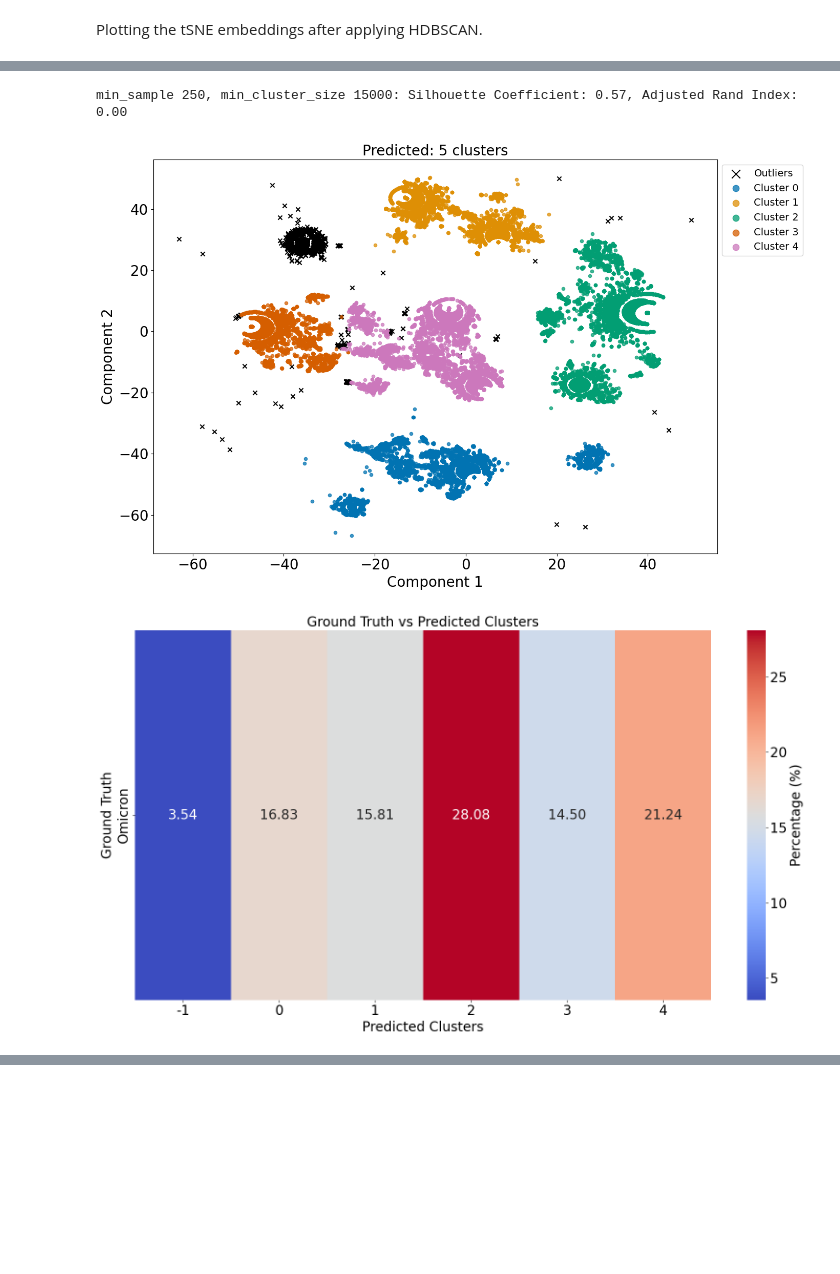
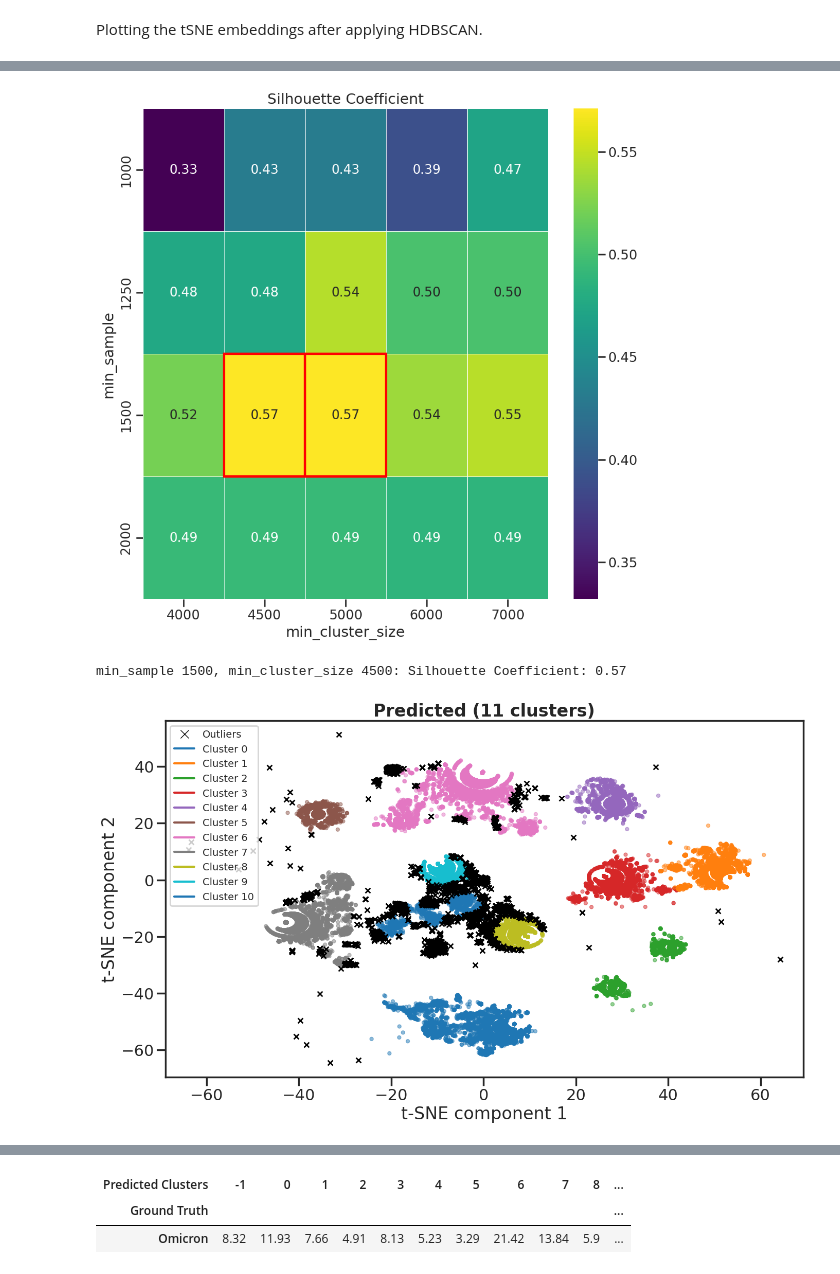
Before and after one commit to lanl/prime, a Jupyter notebook: notebooks/clustering/hdbscan_clustering-rbd_omicron.ipynb, the cells around one changed output, grey strips where cells are left out. Saved outputs shown, nothing was run; the diff lists cells and outputs as text; code cells hidden in the pictures; blank space fills up the shorter version.

Commit message:
add clustering results, betacov not done yet

```diff
--- a/notebooks/clustering/hdbscan_clustering-rbd_omicron.ipynb
+++ b/notebooks/clustering/hdbscan_clustering-rbd_omicron.ipynb
@@ -140,41 +427,43 @@ Plotting the tSNE embeddings after applying HDBSCAN.
+# %%
+import os
+import pandas as pd
+
+# Load the embedding
+perplexity = 1600
+parquet_file = os.path.join(data_dir, f"spikeprot0528.clean.uniq.noX.RBD.metadata.variants.O_CLS-embedded.sampled.tsne-perp{perplexity}.parquet")
+embedded_df = pd.read_parquet(parquet_file, engine='fastparquet')
+embedding_matrix_reduced = embedded_df[['DIM_1', 'DIM_2']].values
+info_df = embedded_df.drop(columns=['DIM_1', 'DIM_2'])
+# %%
+ari_sc_heatmap(embedding_matrix_reduced, info_df)
+# %% [output]
+[figure, added]
 # %%
-min_samples=250
-min_cluster_size=15000
+min_samples=1500
+min_cluster_size=4500
 
 # Cluster
 hdb_labels = hdbscan.HDBSCAN(
     min_samples=min_samples,
     min_cluster_size=min_cluster_size,
     core_dist_n_jobs=-1  # Enable parallel processing
 ).fit(embedding_matrix_reduced).labels_
 
 # Evaluate clustering
 silhouette_avg = silhouette_score(embedding_matrix_reduced, hdb_labels)
-ari = adjusted_rand_score(info_df["variant"], hdb_labels)
-print(f"min_sample {min_samples}, min_cluster_size {min_cluster_size}: Silhouette Coefficient: {silhouette_avg:.2f}, Adjusted Rand Index: {ari:.2f}")
-save_as = f"../../results/plots/clustering/RBD.O.tSNE-perp{perplexity}.HDBSCAN-ms{min_samples}_mcs{min_cluster_size}-sc{silhouette_avg:.2f}_ari{ari:.2f}"
-plot_hdbscan_predictions(save_as, info_df, embedding_matrix_reduced, hdb_labels, "variant", "colorblind")
+print(f"min_sample {min_samples}, min_cluster_size {min_cluster_size}: Silhouette Coefficient: {silhouette_avg:.2f}")
+save_as = f"RBD.O.tSNE-perp{perplexity}.HDBSCAN-ms{min_samples}_mcs{min_cluster_size}-sc{silhouette_avg:.2f}"
+
+# Call the function
+plot_prediction(embedding_matrix_reduced, info_df, hdb_labels, save_as, x_min_width_buffer=5, colormap="tab10")
 
 # Create the truth table
-plot_hdbscan_truthtable_heatmap(save_as, info_df, hdb_labels, "variant")
-
-truth_table = pd.crosstab(info_df["variant"], hdb_labels,
+truth_table_percent = pd.crosstab(info_df["variant"], hdb_labels,
                                 rownames=['Ground Truth'],
-                                colnames=['Predicted Clusters'])
-print(truth_table)
-
-# Cluster info
-info_df['Cluster'] = hdb_labels
-result = cluster_pango_lineage(info_df, 5)
-
-clusters = result['Cluster'].unique()
-clustered_dataframes = split_dataframe_by_cluster(result)
-
-for cluster in clusters:
-    print(f"{clustered_dataframes[cluster]}\n")
-
-cluster_date_collected(save_as, info_df, hdb_labels, "colorblind")
+                                colnames=['Predicted Clusters'],
+                                normalize='index')  # Normalize along the index (rows)
+truth_table_percent = (truth_table_percent * 100).round(2)
+truth_table_percent
 # %% [output]
-min_sample 250, min_cluster_size 15000: Silhouette Coefficient: 0.57, Adjusted Rand Index: 0.00
+min_sample 1500, min_cluster_size 4500: Silhouette Coefficient: 0.57
-[figure, old version]
+[figure, new version]
-[figure, removed]
@@ -198,0 +470,3 @@ Omicron             5672  26932  25299  44930  23199  33984
+| Predicted Clusters | -1 | 0 | 1 | 2 | 3 | 4 | 5 | 6 | 7 | 8 | ... |
+| Ground Truth |  |  |  |  |  |  |  |  |  |  | ... |
+| Omicron | 8.32 | 11.93 | 7.66 | 4.91 | 8.13 | 5.23 | 3.29 | 21.42 | 13.84 | 5.9 | ... |
```
Also changed, not shown: parts of 16 cells of this notebook, 14 other files.
